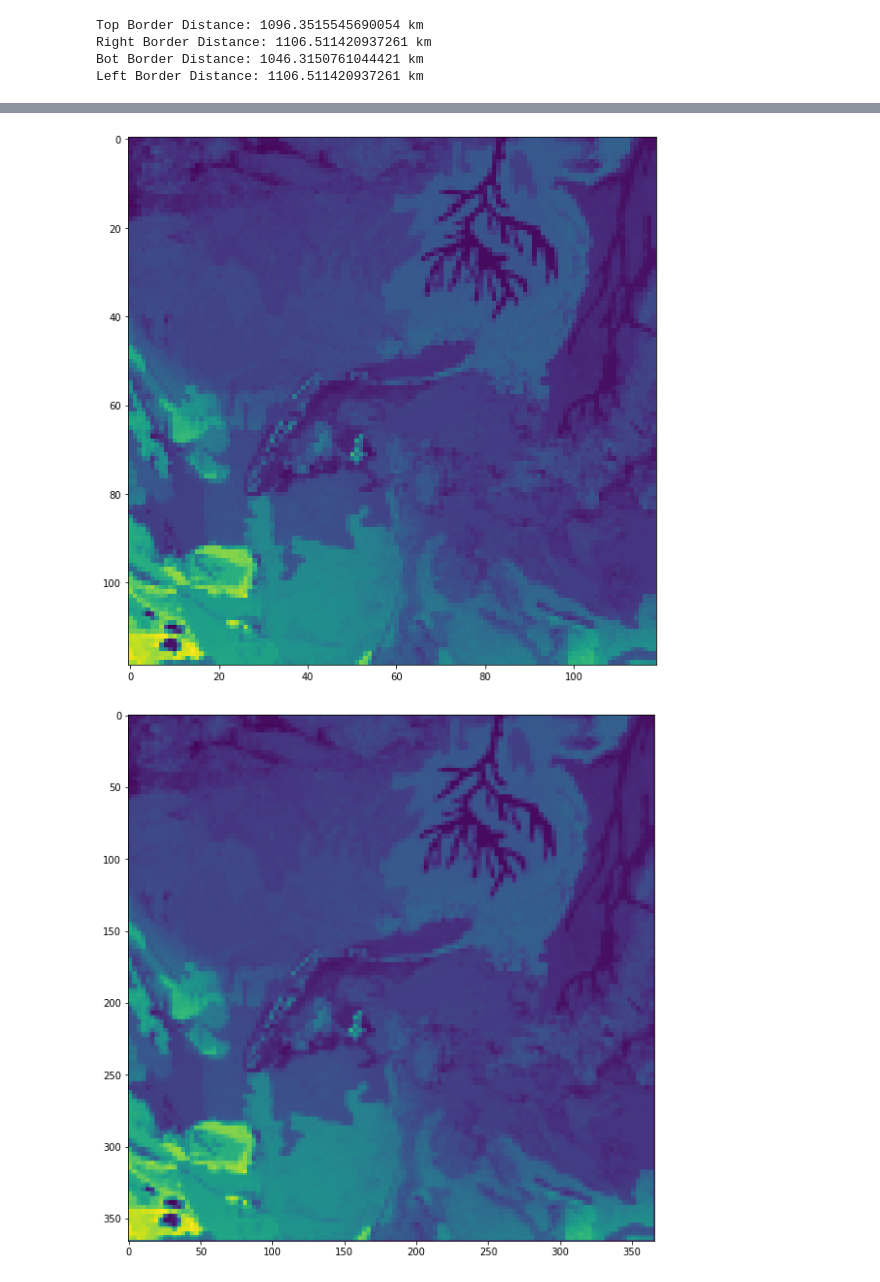
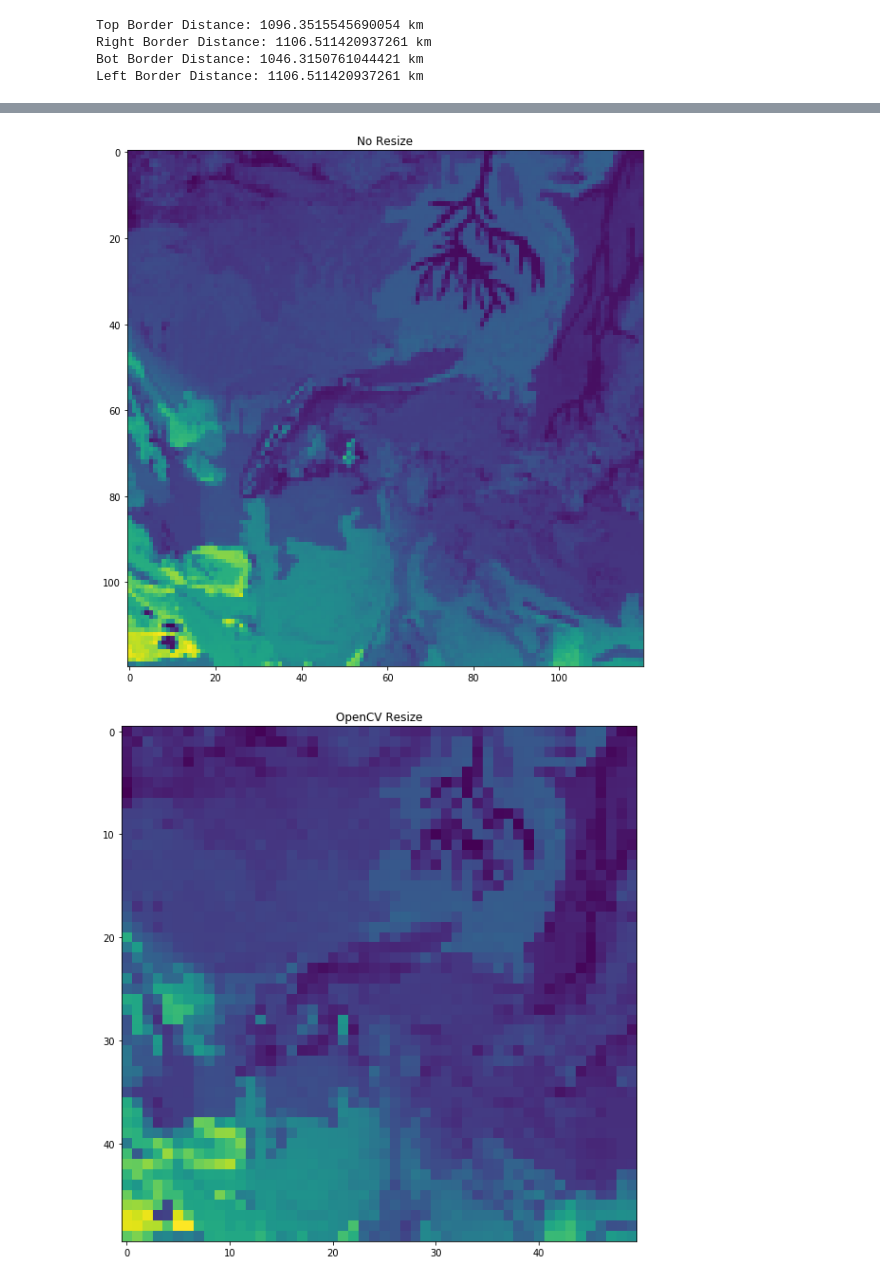
Before and after one commit to ssivak3/Deforestation-Data-Processing, a Jupyter notebook: notebooks/data_aggregation.ipynb, the cells around one changed output, grey strips where cells are left out. Cells and saved outputs as stored; diff of their text form; code cells hidden in the pictures.

Commit message:
updated data aggregation

```diff
--- a/notebooks/data_aggregation.ipynb
+++ b/notebooks/data_aggregation.ipynb
@@ -50,7 +52,7 @@ def get_lat_long(data, src):
 
     return lat, long
 
-def segment_coords(data, lat, long, target_coords = (0, 0), length = 10):
+def segment_coords(data, lat, long, target_coords = (0, 0), border = 0, length = 10):
     # latitude/longitude variables
     lat_max = target_coords[0]
     lat_min = lat_max - length
@@ -78,7 +80,7 @@ def segment_coords(data, lat, long, target_coords = (0, 0), length = 10):
             ymax = y if ymax == None else ymax
 
     # index data from top-bottom, left-right
-    return data[ymax:ymin, xmin:xmax]
+    return data[ymax:ymin + border, xmin:xmax + border]
 # %% [markdown]
 ## Segmenting Maize Data
 # %%
@@ -86,6 +88,7 @@ def segment_coords(data, lat, long, target_coords = (0, 0), length = 10):
 target_coords = (-10, -60)
 lat, long = get_lat_long(maize_data, maize_src)
 
-maize_data_seg = segment_coords(maize_data, lat, long, target_coords, length = 10)
+maize_data_seg = segment_coords(maize_data, lat, long, target_coords, border = 1, length = 10)
 plt.imshow(maize_data_seg)
+plt.show()
 # %% [output]
@@ -220,7 +222,7 @@ def data_to_grid_smaller(arr, arr_spatial_res, grid_spatial_res = 3):
 def data_to_grid_smaller_updated(arr, arr_spatial_res, grid_spatial_res = 3):
 # Initialize grid
     spatial_ratio = arr_spatial_res / grid_spatial_res
-    GRID_SIZE = math.ceil(arr.shape[0] * spatial_ratio)
+    GRID_SIZE = math.ceil((arr.shape[0] - 1) * spatial_ratio)
     grid = np.zeros((GRID_SIZE, GRID_SIZE))
     # Generate grid
     for grid_y in range(0, GRID_SIZE):
@@ -248,11 +250,13 @@ def data_to_grid_smaller_updated(arr, arr_spatial_res, grid_spatial_res = 3):
             width_out = grid_spatial_res - width_in
 
             # update grid values
-            grid[grid_y, grid_x] += width_in * height_in * arr[y, x]
+            grid[grid_y, grid_x] += (width_in * height_in * arr[y, x]) / (grid_spatial_res ** 2)
             if y + 1 < arr.shape[0]:
-                grid[grid_y, grid_x] += width_in * height_out * arr[y + 1, x]
+                grid[grid_y, grid_x] += (width_in * height_out * arr[y + 1, x]) / (grid_spatial_res ** 2)
             if x + 1 < arr.shape[1]:
-                grid[grid_y, grid_x] += width_out * height_in * arr[y, x + 1]
+                grid[grid_y, grid_x] += (width_out * height_in * arr[y, x + 1]) / (grid_spatial_res ** 2)
             if x + 1 < arr.shape[1] and y + 1 < arr.shape[0]:
-                grid[grid_y, grid_x] += width_out * height_out * arr[y + 1, x + 1]
+                grid[grid_y, grid_x] += (width_out * height_out * arr[y + 1, x + 1]) / (grid_spatial_res ** 2)
     return grid
+# %%
+res = cv2.resize(maize_data_seg, dsize=(50, 50), interpolation = cv2.INTER_AREA)
@@ -259,12 +282,19 @@ def data_to_grid_smaller_updated(arr, arr_spatial_res, grid_spatial_res = 3):
 # %%
 plt.figure(figsize = (10, 10))
+plt.title("No Resize")
 plt.imshow(maize_data_seg)
-plt.show()
+plt.savefig("../saved_figures/no_resize")
 
 plt.figure(figsize = (10, 10))
+plt.title("OpenCV Resize")
+plt.imshow(res)
+plt.savefig("../saved_figures/opencv_resize")
+
+plt.figure(figsize = (10, 10))
+plt.title("Custom Resize")
 grid = data_to_grid_smaller_updated(maize_data_seg, maize_spatial_res)
 plt.imshow(grid)
-plt.show()
+plt.savefig("../saved_figures/custom_resize")
 # %% [output]
-[figure, old version]
+[figure, new version]
-[figure, old version]
+[figure, new version]
```
Also changed, not shown: parts of 28 cells of this notebook, 1 other file.
